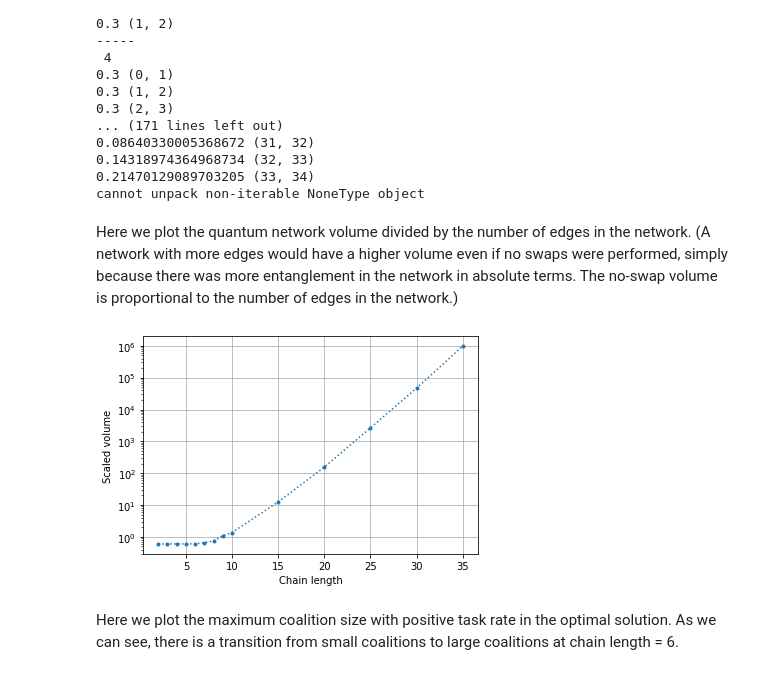
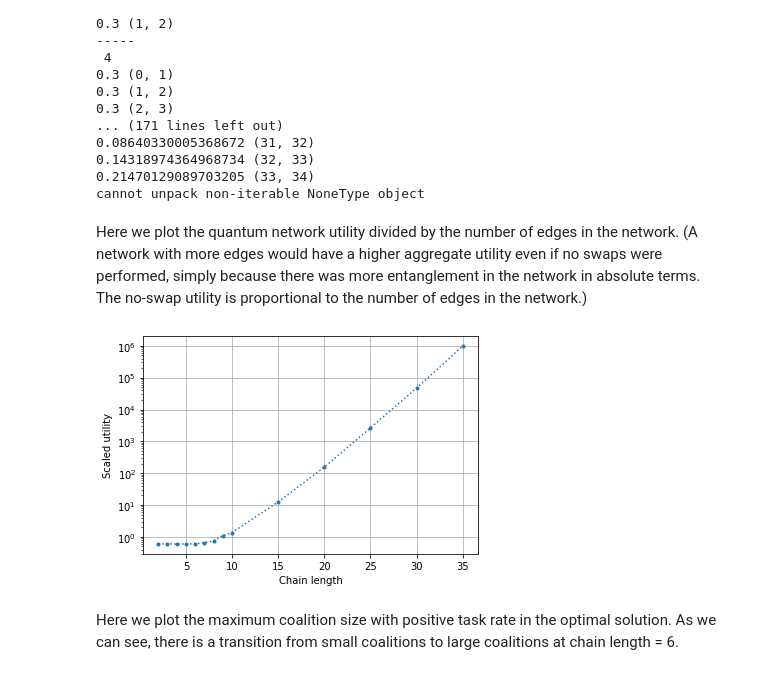
Before and after one commit to leeyuan13/NetworkBenchmarking, a Jupyter notebook: sim7_notebook.ipynb, the cells around one changed output. Saved outputs shown, nothing was run; the diff lists cells and outputs as text; code cells hidden in the pictures.

```diff
--- a/sim7_notebook.ipynb
+++ b/sim7_notebook.ipynb
@@ -355,16 +355,16 @@ for i in range(len(Ns)):
 0.21470129089703205 (33, 34)
 cannot unpack non-iterable NoneType object
 # %% [markdown]
-Here we plot the quantum network volume divided by the number of edges in the network. (A network with more edges would have a higher volume even if no swaps were performed, simply because there was more entanglement in the network in absolute terms. The no-swap volume is proportional to the number of edges in the network.)
+Here we plot the quantum network utility divided by the number of edges in the network. (A network with more edges would have a higher aggregate utility even if no swaps were performed, simply because there was more entanglement in the network in absolute terms. The no-swap utility is proportional to the number of edges in the network.)
 # %%
 plt.figure()
 plt.yscale('log')
 plt.plot(Ns, values_scaled, '.:')
 plt.xlabel('Chain length')
-plt.ylabel('Scaled volume')
+plt.ylabel('Scaled utility')
 plt.grid()
 # %% [output]
-[figure, old version]
+[figure, new version]
 # %% [markdown]
 Here we plot the maximum coalition size with positive task rate in the optimal solution. As we can see, there is a transition from small coalitions to large coalitions at chain length = 6.
 # %%
```
Also changed, not shown: parts of 5 cells of this notebook, 2 other files.
